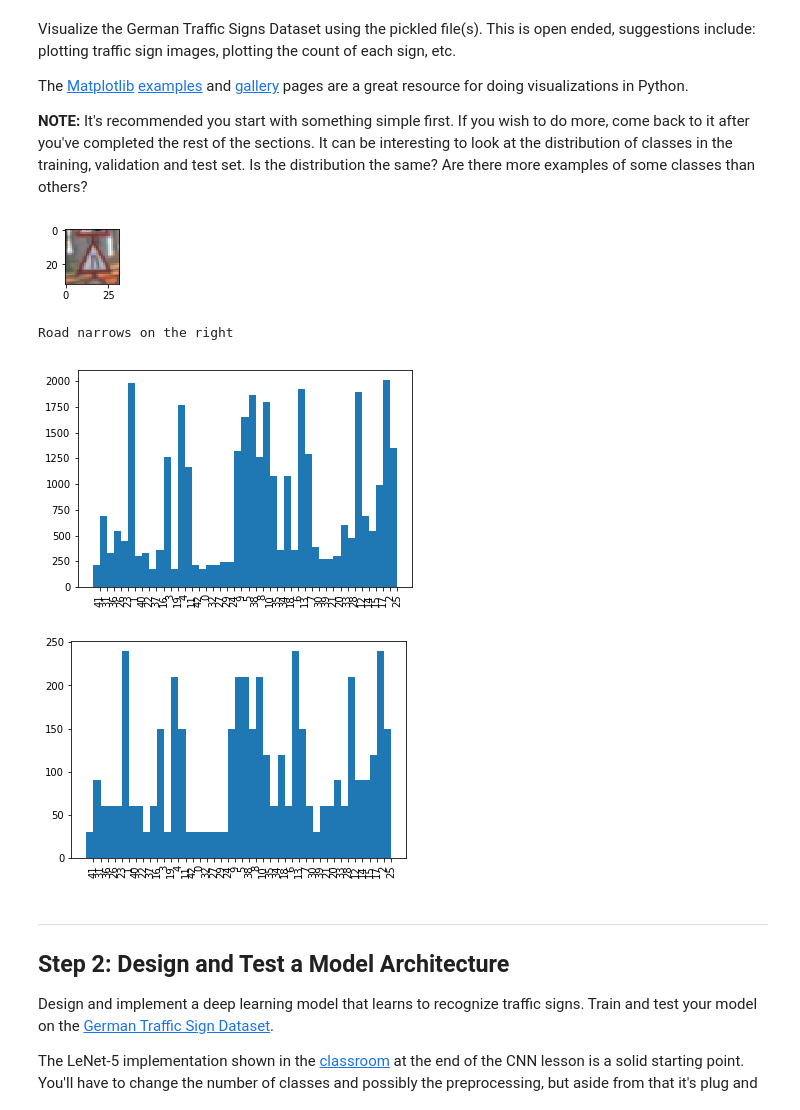
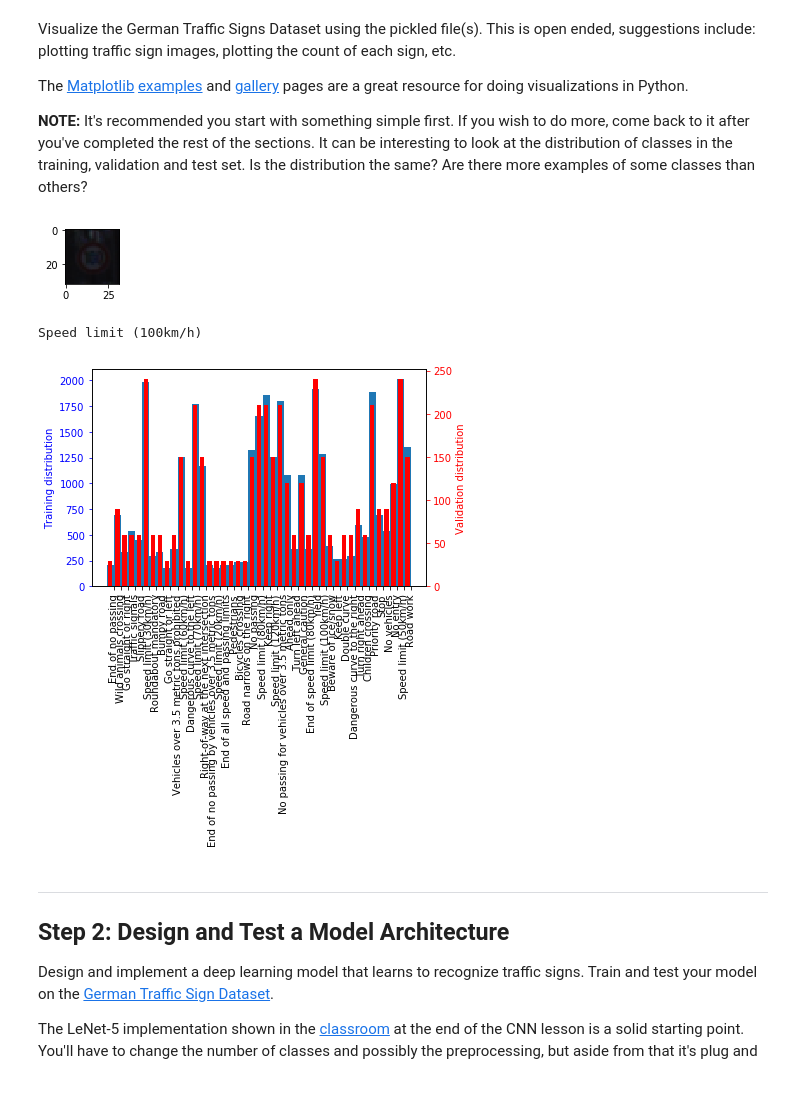
Before and after one commit to mmarouen/CarND-Traffic-Sign-Classifier-Project, a Jupyter notebook: Traffic_Sign_Classifier.ipynb, the cells around one changed output. Drawn from its saved outputs; the diff is of its cells as text; code cells hidden in the pictures.

```diff
--- a/Traffic_Sign_Classifier.ipynb
+++ b/Traffic_Sign_Classifier.ipynb
@@ -95,44 +95,47 @@ The [Matplotlib](http://matplotlib.org/) [examples](http://matplotlib.org/exampl
 ### Feel free to use as many code cells as needed.
 import matplotlib.pyplot as plt
 import random
 # Visualize a random traffic + name.
 %matplotlib inline
 index = random.randint(0, len(X_train))
 image = X_train[index].squeeze()
 plt.figure(figsize=(1,1))
 plt.imshow(image, cmap="gray")
 plt.show()
 import csv
 with open('signnames.csv') as csv_file:
     csv_reader = csv.reader(csv_file, delimiter=',')
     data = list(csv_reader)
     data=np.array(data[1:])
 print(data[y_train[index],1])
 # visualize histogram of classes
 from collections import Counter
 import numpy as np
 import matplotlib.pyplot as plt
 
 #Classes distribution in the training
 labels, values = zip(*Counter(y_train).items())
 indexes = np.arange(len(labels))
+fig,ax = plt.subplots() # Create matplotlib figure
+
 width = 1
 plt.bar(indexes, values, width)
-plt.xticks(indexes + width * 0.5, labels,rotation='vertical')
-plt.show()
-#Classes distribution in validation
+labs=data[labels,1]
+plt.xticks(indexes + width * 0.5, labs,rotation='vertical')
+width = 0.6
+ax2 = ax.twinx() # Create another axes that shares the same x-axis as ax.
 labels, values = zip(*Counter(y_valid).items())
-indexes = np.arange(len(labels))
-width = 1
-plt.bar(indexes, values, width)
-plt.xticks(indexes + width * 0.5, labels,rotation='vertical')
+plt.bar(indexes, values, width,color='r')
+ax.set_ylabel('Training distribution',color='b')
+ax.tick_params(axis='y', colors='blue')
+ax2.tick_params(axis='y', colors='red')
+ax2.set_ylabel('Validation distribution',color='r')
 plt.show()
 #==> distributions look very similar
 # %% [output]
-[figure, old version]
+[figure, new version]
-Road narrows on the right
+Speed limit (100km/h)
-[figure, old version]
+[figure, new version]
-[figure, removed]
 # %% [markdown]
 ----
 
```
Also changed, not shown: parts of 4 cells of this notebook.
